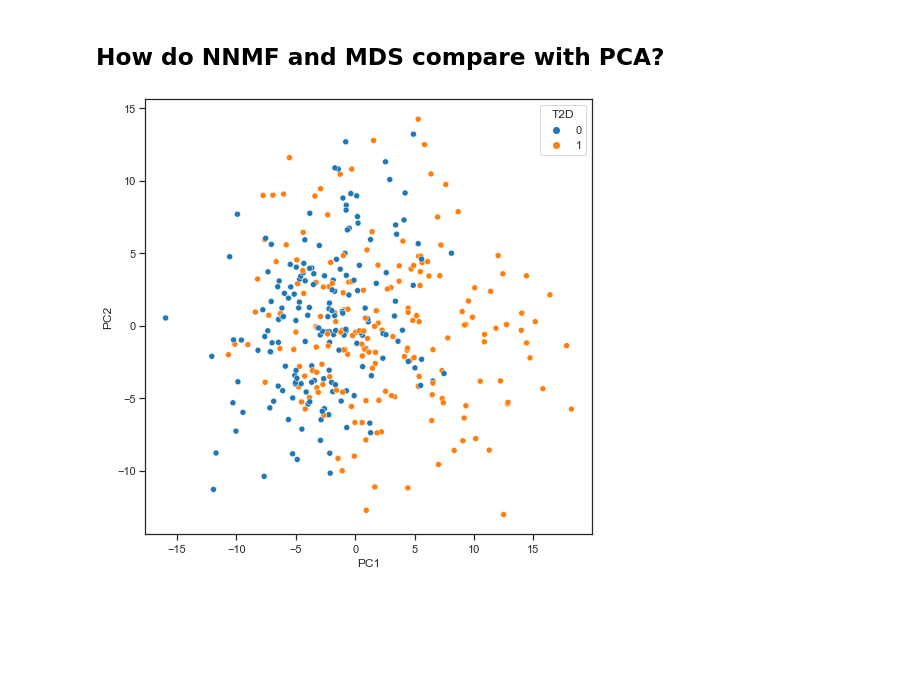
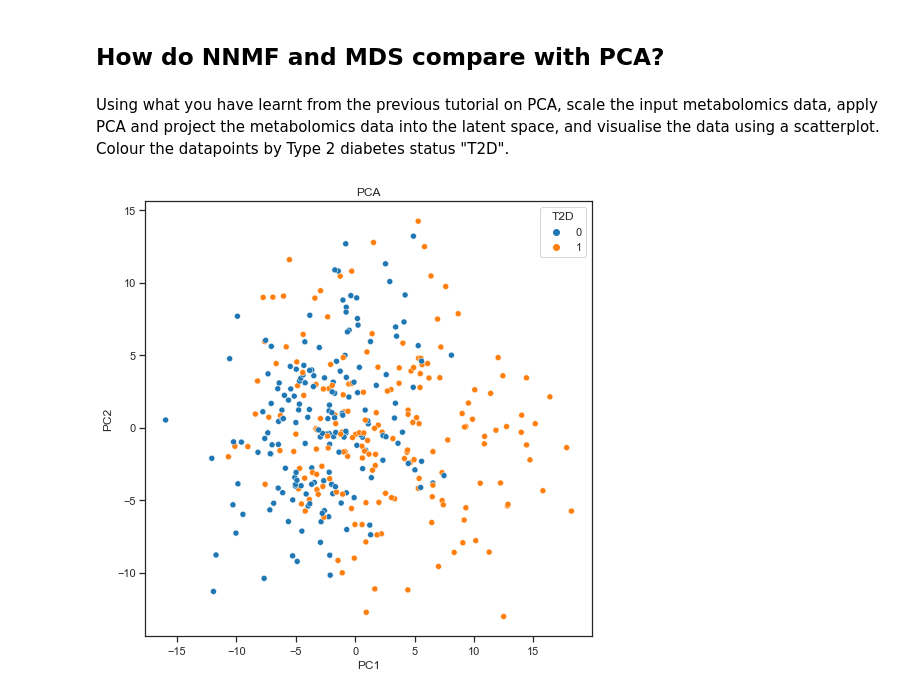
Before and after one commit to ICL-BMB-BiDS/BIDS3-DimensionReduction2, a Jupyter notebook: DimensionReduction2_Answers.ipynb, the cells around one changed output. Cells and saved outputs as stored; diff of their text form; code cells hidden in the pictures; blank space fills up the shorter version.

```diff
--- a/DimensionReduction2_Answers.ipynb
+++ b/DimensionReduction2_Answers.ipynb
@@ -205,0 +246,13 @@ plt.show()
+# %%
+sns.set_style("ticks")
+sns.set_context("notebook")
+plt.figure(figsize=(8, 8))
+
+p = sns.scatterplot(x=embedding_euclidean[:, 0],
+ y=embedding_euclidean[:, 1],
+ hue=diabetes_urine_metab["T2D"])
+
+p.set_xlabel("Dim 1")
+p.set_ylabel("Dim 2")
+plt.title("Metric MDS")
+plt.show()
@@ -205,0 +310,13 @@ plt.show()
+# %%
+sns.set_style("ticks")
+sns.set_context("notebook")
+plt.figure(figsize=(8, 8))
+
+p = sns.scatterplot(x=diabetes_urine_metab_transformed_nMDS[:, 0],
+ y=diabetes_urine_metab_transformed_nMDS[:, 1],
+ hue=diabetes_urine_metab["T2D"])
+
+p.set_xlabel("Dim 1")
+p.set_ylabel("Dim 2")
+plt.title("Non-metric MDS")
+plt.show()
@@ -206,3 +325,5 @@ plt.show()
 # %% [markdown]
 ## How do NNMF and MDS compare with PCA?
+# %% [markdown]
+Using what you have learnt from the previous tutorial on PCA, scale the input metabolomics data, apply PCA and project the metabolomics data into the latent space, and visualise the data using a scatterplot. Colour the datapoints by Type 2 diabetes status "T2D".
 # %%
@@ -213,15 +335,21 @@ pca_res = PCA(n_components=4).fit_transform(diabetes_urine_metab_scaled)
+# %%
+# perform PCA and project the data
+pca_res = PCA(n_components=2).fit_transform(diabetes_urine_metab_scaled)
 # %%
+# plot two components of the projected data on a scatter plot
 sns.set_style("ticks")
 sns.set_context("notebook")
 plt.figure(figsize=(8, 8))
 
 p = sns.scatterplot(x=pca_res[:, 0],
  y=pca_res[:, 1],
  hue=diabetes_urine_metab["T2D"])
 
 p.set_xlabel("PC1")
 p.set_ylabel("PC2")
 
+plt.title("PCA")
+
 plt.show()
 # %% [output]
-[figure, old version]
+[figure, new version]
```
Also changed, not shown: parts of 38 cells of this notebook.
